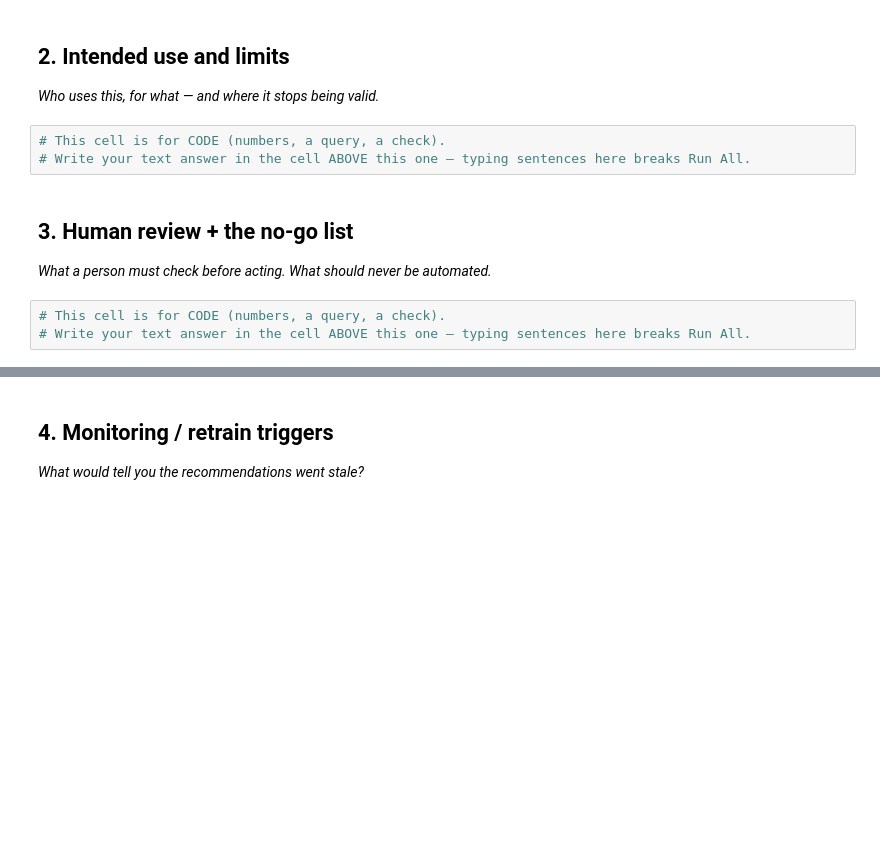
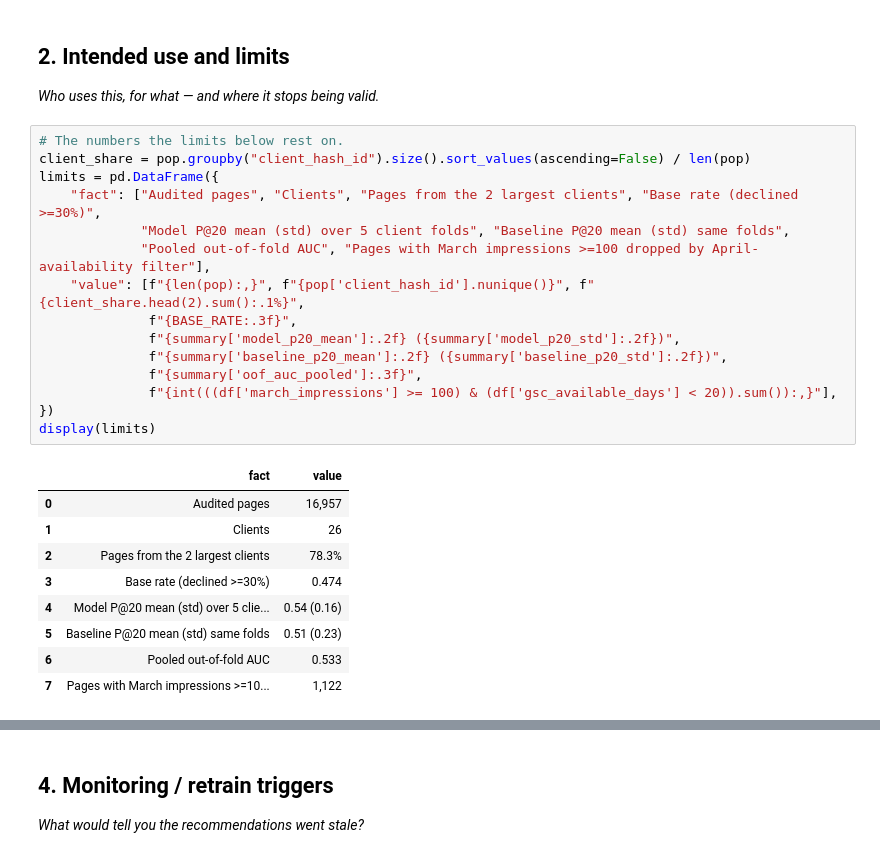
Before and after one commit to rasheed-hammad/machine-learning-starter, a Jupyter notebook: work/notebooks/w07_action_playbook.ipynb, the cells around one changed output, grey strips where cells are left out. Cells and saved outputs as stored; diff of their text form; blank space fills up the shorter version.

```diff
--- a/work/notebooks/w07_action_playbook.ipynb
+++ b/work/notebooks/w07_action_playbook.ipynb
@@ -858,13 +405,28 @@ The earlier FlyRank research also reported higher observed health and impression
 ## 2. Intended use and limits
 
 *Who uses this, for what — and where it stops being valid.*
-# %%
-# This cell is for CODE (numbers, a query, a check).
-# Write your text answer in the cell ABOVE this one — typing sentences here breaks Run All.
-# %% [markdown]
-## 3. Human review + the no-go list
-
-*What a person must check before acting. What should never be automated.*
-# %%
-# This cell is for CODE (numbers, a query, a check).
-# Write your text answer in the cell ABOVE this one — typing sentences here breaks Run All.
+# %%
+# The numbers the limits below rest on.
+client_share = pop.groupby("client_hash_id").size().sort_values(ascending=False) / len(pop)
+limits = pd.DataFrame({
+    "fact": ["Audited pages", "Clients", "Pages from the 2 largest clients", "Base rate (declined >=30%)",
+             "Model P@20 mean (std) over 5 client folds", "Baseline P@20 mean (std) same folds",
+             "Pooled out-of-fold AUC", "Pages with March impressions >=100 dropped by April-availability filter"],
+    "value": [f"{len(pop):,}", f"{pop['client_hash_id'].nunique()}", f"{client_share.head(2).sum():.1%}",
+              f"{BASE_RATE:.3f}",
+              f"{summary['model_p20_mean']:.2f} ({summary['model_p20_std']:.2f})",
+              f"{summary['baseline_p20_mean']:.2f} ({summary['baseline_p20_std']:.2f})",
+              f"{summary['oof_auc_pooled']:.3f}",
+              f"{int(((df['march_impressions'] >= 100) & (df['gsc_available_days'] < 20)).sum()):,}"],
+})
+display(limits)
+# %% [output]
+|  | fact | value |
+| 0 | Audited pages | 16,957 |
+| 1 | Clients | 26 |
+| 2 | Pages from the 2 largest clients | 78.3% |
+| 3 | Base rate (declined >=30%) | 0.474 |
+| 4 | Model P@20 mean (std) over 5 clie... | 0.54 (0.16) |
+| 5 | Baseline P@20 mean (std) same folds | 0.51 (0.23) |
+| 6 | Pooled out-of-fold AUC | 0.533 |
+| 7 | Pages with March impressions >=10... | 1,122 |
```
Also changed, not shown: parts of 53 cells of this notebook, 5 other files.
